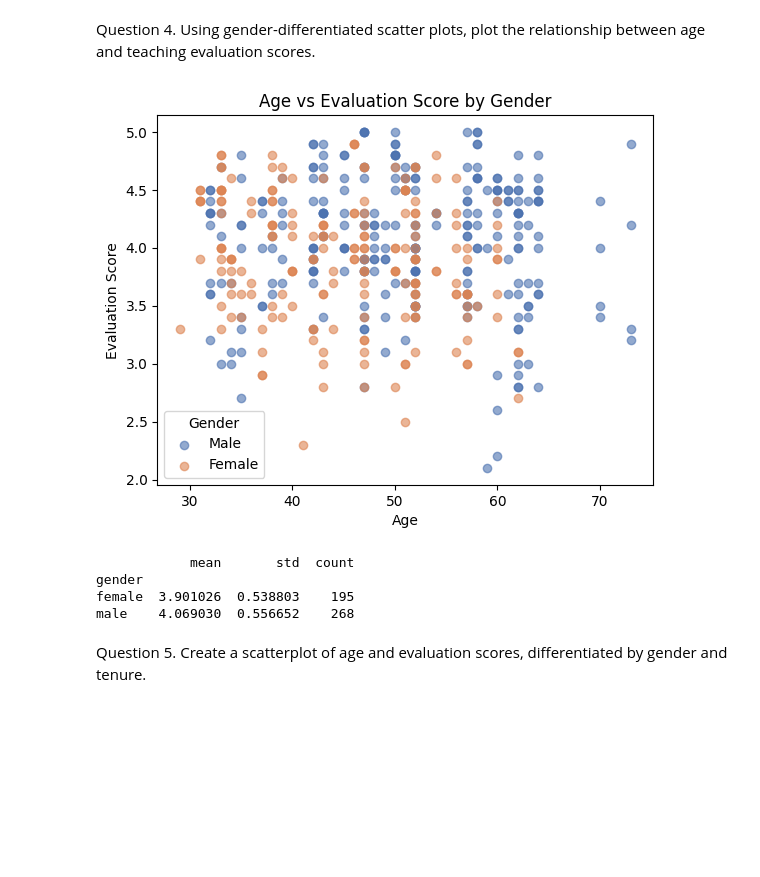
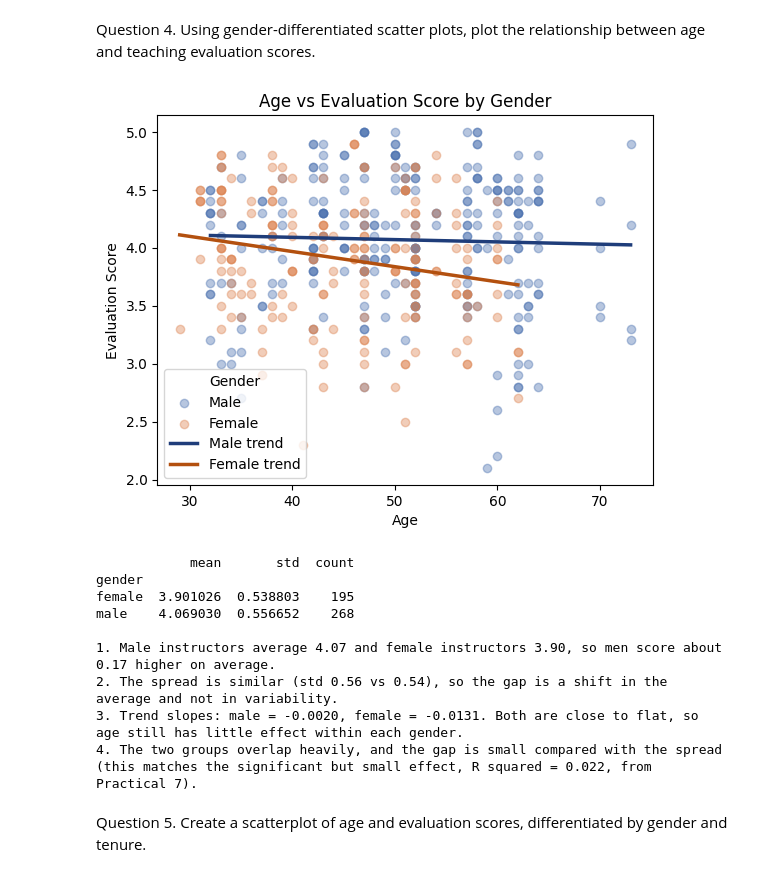
Before and after one commit to Tushar-3512/Data-Science-Practical-, a Jupyter notebook: Practical4.ipynb, the cells around one changed output. Drawn from its saved outputs; the diff is of its cells as text; code cells hidden in the pictures; blank space fills up the shorter version.

```diff
--- a/Practical4.ipynb
+++ b/Practical4.ipynb
@@ -61,24 +105,45 @@ The scatter plot shows no clear pattern between age and evaluation score — poi
 # %% [markdown]
 Question 4. Using gender-differentiated scatter plots, plot the relationship between age and teaching evaluation scores.
-# %%
-males = df[df['gender'] == 'male']
-females = df[df['gender'] == 'female']
-
-plt.scatter(males['age'], males['eval'], color='#4C72B0', alpha=0.6, label='Male')
-plt.scatter(females['age'], females['eval'], color='#DD8452', alpha=0.6, label='Female')
-
-plt.xlabel("Age")
-plt.ylabel("Evaluation Score")
-plt.title("Age vs Evaluation Score by Gender")
-plt.legend(title="Gender")
-plt.show()
-gender_stats = df.groupby('gender')['eval'].agg(['mean', 'std', 'count'])
-print(gender_stats)
-# %% [output]
-[figure, removed]
-            mean       std  count
-gender
-female  3.901026  0.538803    195
-male    4.069030  0.556652    268
+# %%
+def add_trend(sub, color, label, ls='-'):
+    m, c = np.polyfit(sub['age'], sub['eval'], 1)
+    xs = np.linspace(sub['age'].min(), sub['age'].max(), 100)
+    plt.plot(xs, m*xs + c, color=color, linestyle=ls, linewidth=2.5, label=f"{label} trend")
+    return m
+
+males = df[df['gender'] == 'male']
+females = df[df['gender'] == 'female']
+
+plt.scatter(males['age'], males['eval'], color='#4C72B0', alpha=0.4, label='Male')
+plt.scatter(females['age'], females['eval'], color='#DD8452', alpha=0.4, label='Female')
+m_male = add_trend(males, '#1f3d7a', 'Male')
+m_female = add_trend(females, '#b3500f', 'Female')
+
+plt.xlabel("Age")
+plt.ylabel("Evaluation Score")
+plt.title("Age vs Evaluation Score by Gender")
+plt.legend(title="Gender")
+plt.show()
+
+gender_stats = df.groupby('gender')['eval'].agg(['mean', 'std', 'count'])
+print(gender_stats)
+
+print(f"""
+1. Male instructors average {gender_stats.loc['male','mean']:.2f} and female instructors {gender_stats.loc['female','mean']:.2f}, so men score about {gender_stats.loc['male','mean'] - gender_stats.loc['female','mean']:.2f} higher on average.
+2. The spread is similar (std {gender_stats.loc['male','std']:.2f} vs {gender_stats.loc['female','std']:.2f}), so the gap is a shift in the average and not in variability.
+3. Trend slopes: male = {m_male:.4f}, female = {m_female:.4f}. Both are close to flat, so age still has little effect within each gender.
+4. The two groups overlap heavily, and the gap is small compared with the spread (this matches the significant but small effect, R squared = 0.022, from Practical 7).
+""")
+# %% [output]
+[figure, added]
+            mean       std  count
+gender
+female  3.901026  0.538803    195
+male    4.069030  0.556652    268
+
+1. Male instructors average 4.07 and female instructors 3.90, so men score about 0.17 higher on average.
+2. The spread is similar (std 0.56 vs 0.54), so the gap is a shift in the average and not in variability.
+3. Trend slopes: male = -0.0020, female = -0.0131. Both are close to flat, so age still has little effect within each gender.
+4. The two groups overlap heavily, and the gap is small compared with the spread (this matches the significant but small effect, R squared = 0.022, from Practical 7).
 # %% [markdown]
 Question 5. Create a scatterplot of age and evaluation scores, differentiated by gender and tenure.
```
Also changed, not shown: parts of 8 cells of this notebook.
